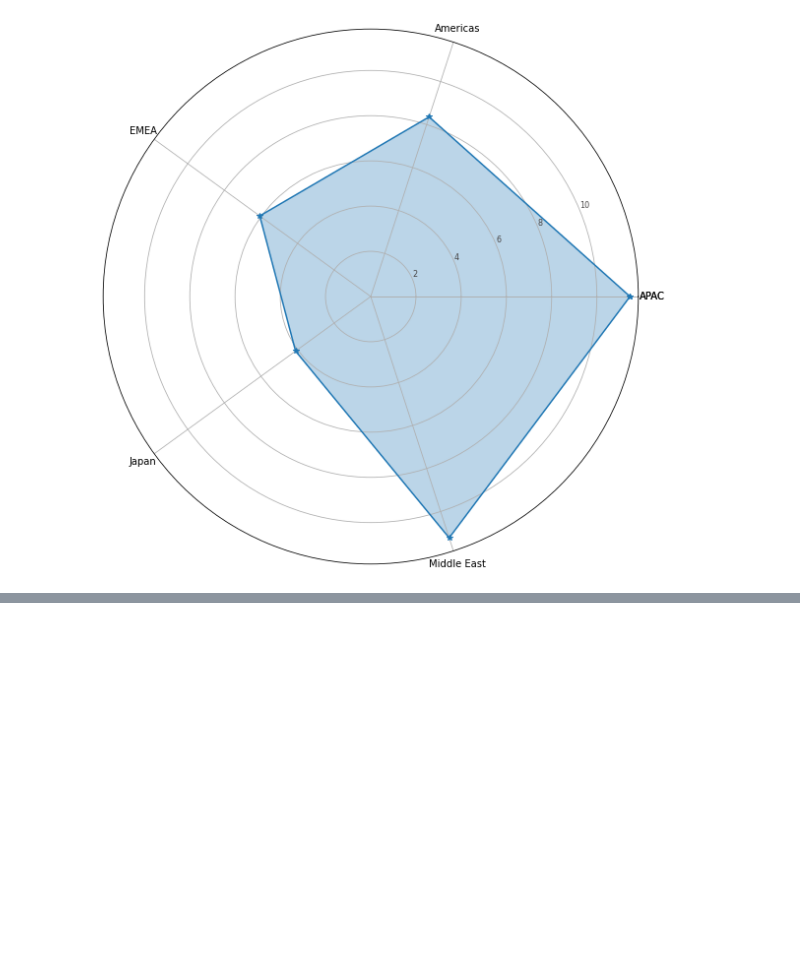
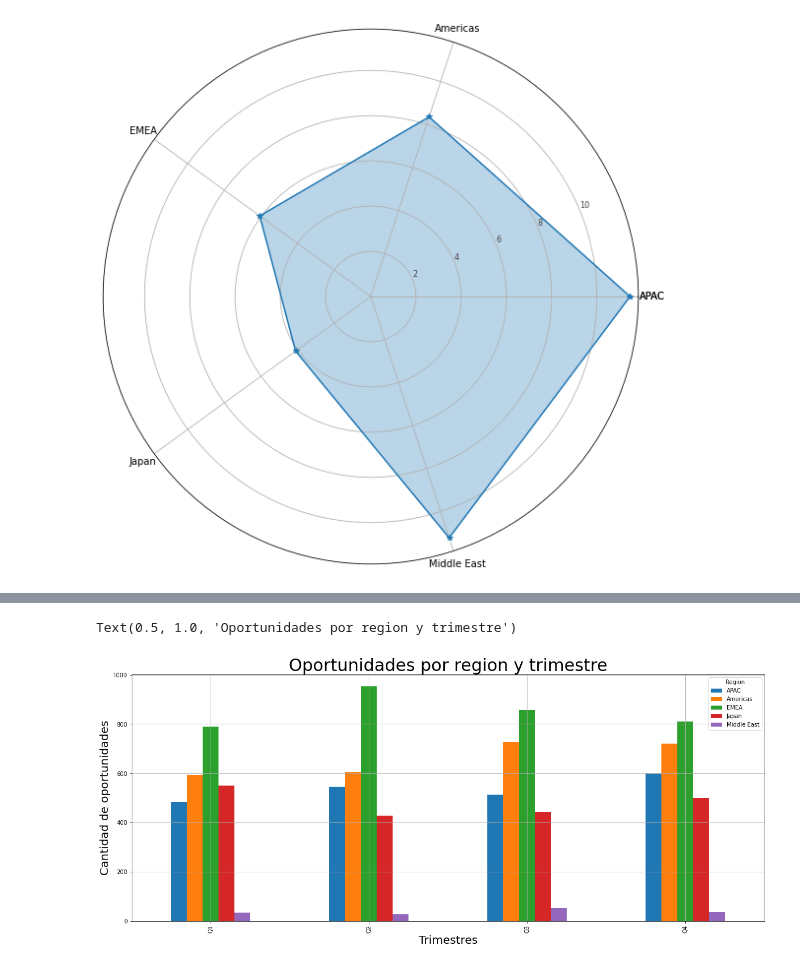
Before and after one commit to faristegui/tpdatos-2c-2020, a Jupyter notebook: tp1-franco.ipynb, the cells around one changed output, grey strips where cells are left out. Drawn from its saved outputs; the diff is of its cells as text; code cells hidden in the pictures; blank space fills up the shorter version.

```diff
--- a/tp1-franco.ipynb
+++ b/tp1-franco.ipynb
@@ -401,0 +494,10 @@ Name: Territory, Length: 76, dtype: int64
+# %%
+grouped = data_frame.groupby(['Region','Delivery_Quarter']).agg({'Opportunity_ID':pd.Series.nunique})
+ax = grouped.unstack().T.reset_index().plot.bar(figsize=(20,8),grid=True)
+ax.set_xticklabels(['Q1', 'Q2', 'Q3', 'Q4'])
+ax.set_xlabel('Trimestres',size=20)
+ax.set_ylabel('Cantidad de oportunidades',size=20)
+ax.set_title('Oportunidades por region y trimestre',size=30)
+# %% [output]
+Text(0.5, 1.0, 'Oportunidades por region y trimestre')
+[figure, added]
```
Also changed, not shown: parts of 10 cells of this notebook, 2 other files.
